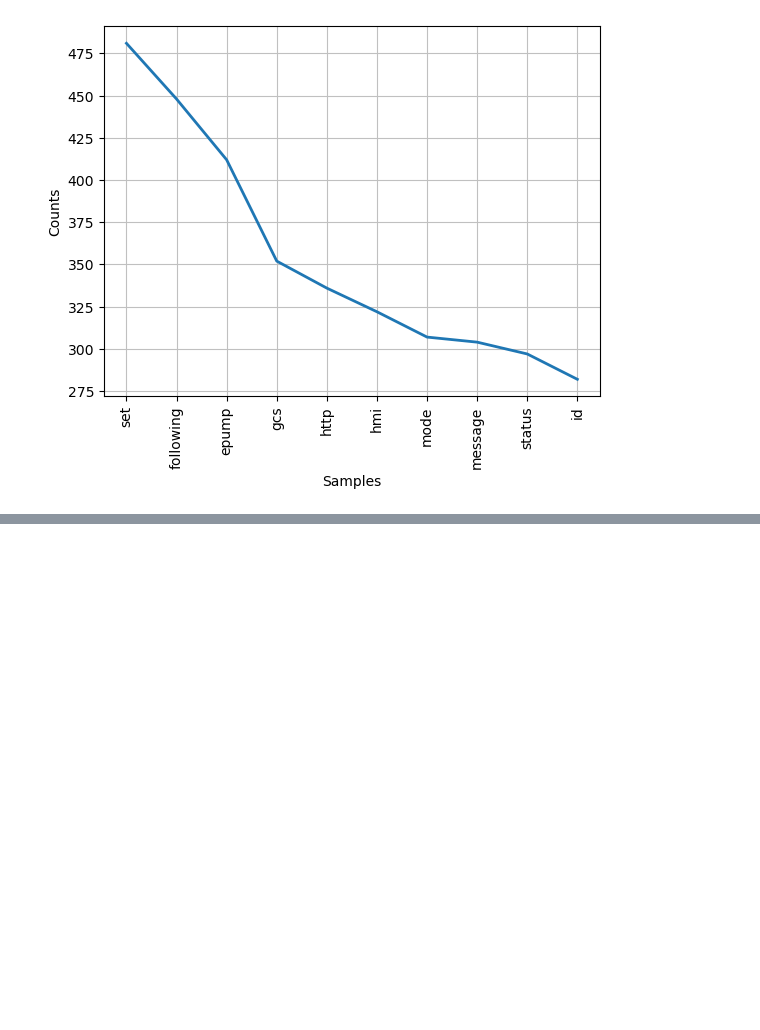
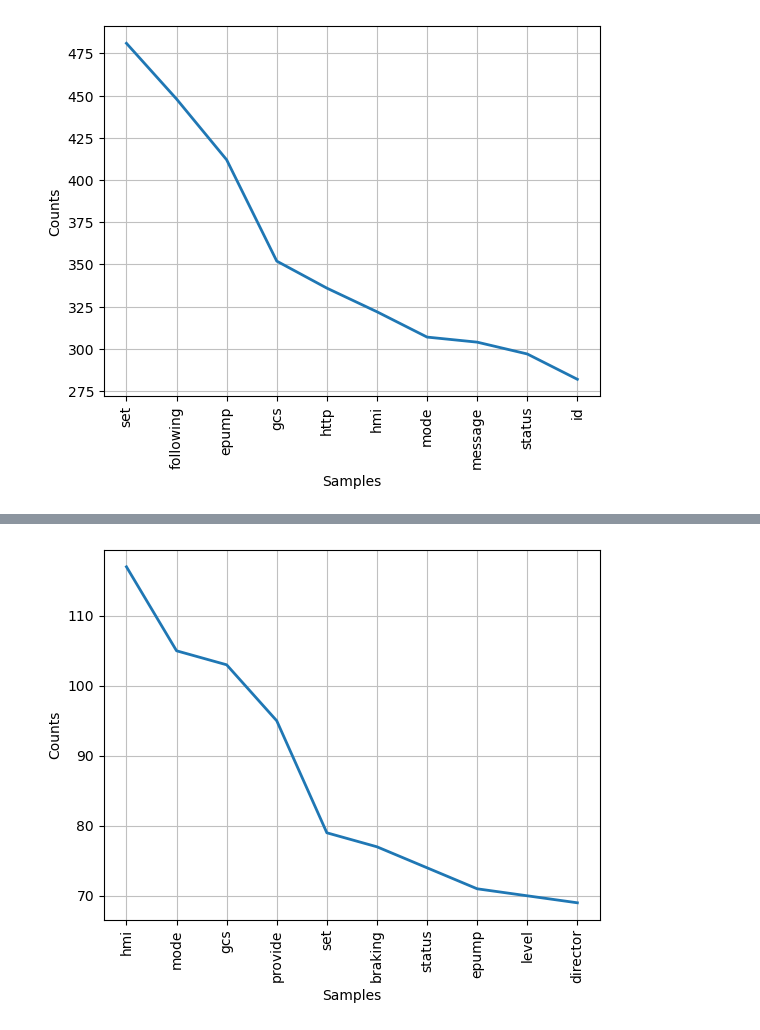
Before and after one commit to juliolynn/MNA_Proyecto_Integrador, a Jupyter notebook: avance1_analisis_exploratorio_datos.ipynb, the cells around one changed output, grey strips where cells are left out. Cells and saved outputs as stored; diff of their text form; code cells hidden in the pictures; blank space fills up the shorter version.

```diff
--- a/avance1_analisis_exploratorio_datos.ipynb
+++ b/avance1_analisis_exploratorio_datos.ipynb
@@ -133,0 +167,11 @@ plt.show()
+# %%
+fdist_label0 = FreqDist()
+for sentence in sent_tokenize(corpus_label0.lower()):
+    for word in tokenizer.tokenize(sentence):
+        if word not in cloud_stopwords:
+            fdist_label0[word] += 1
+# %%
+fdist_label0.plot(10, cumulative=False)
+plt.show()
+# %% [output]
+[figure, added]
```
Also changed, not shown: parts of 18 cells of this notebook.
